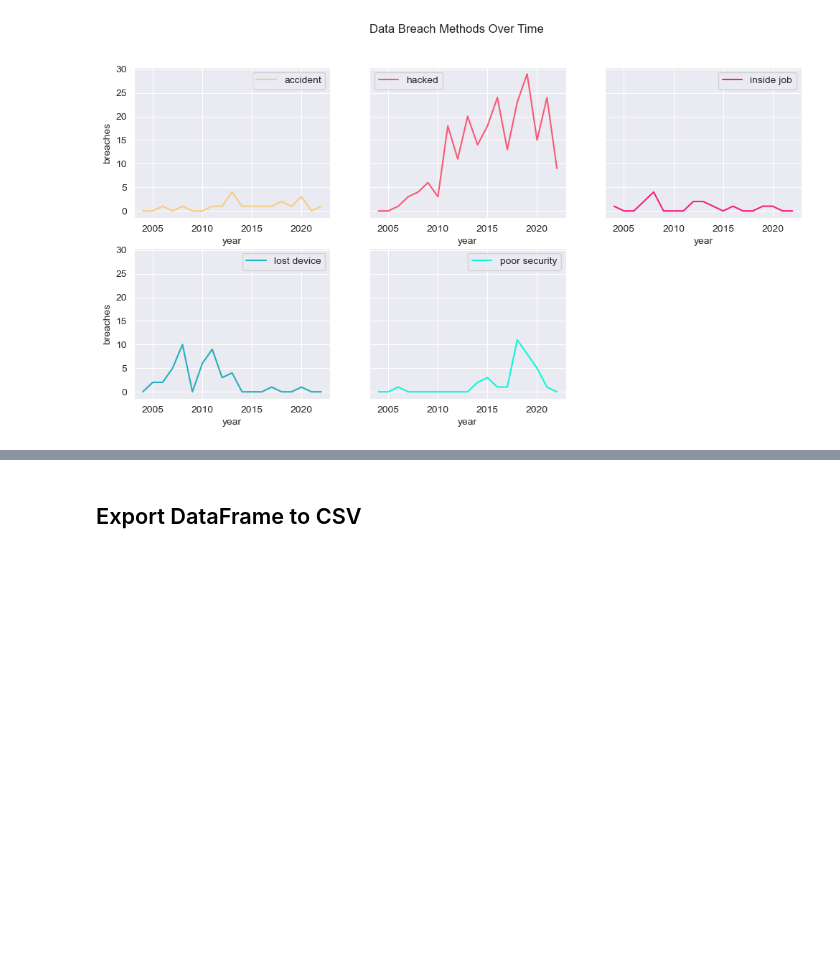
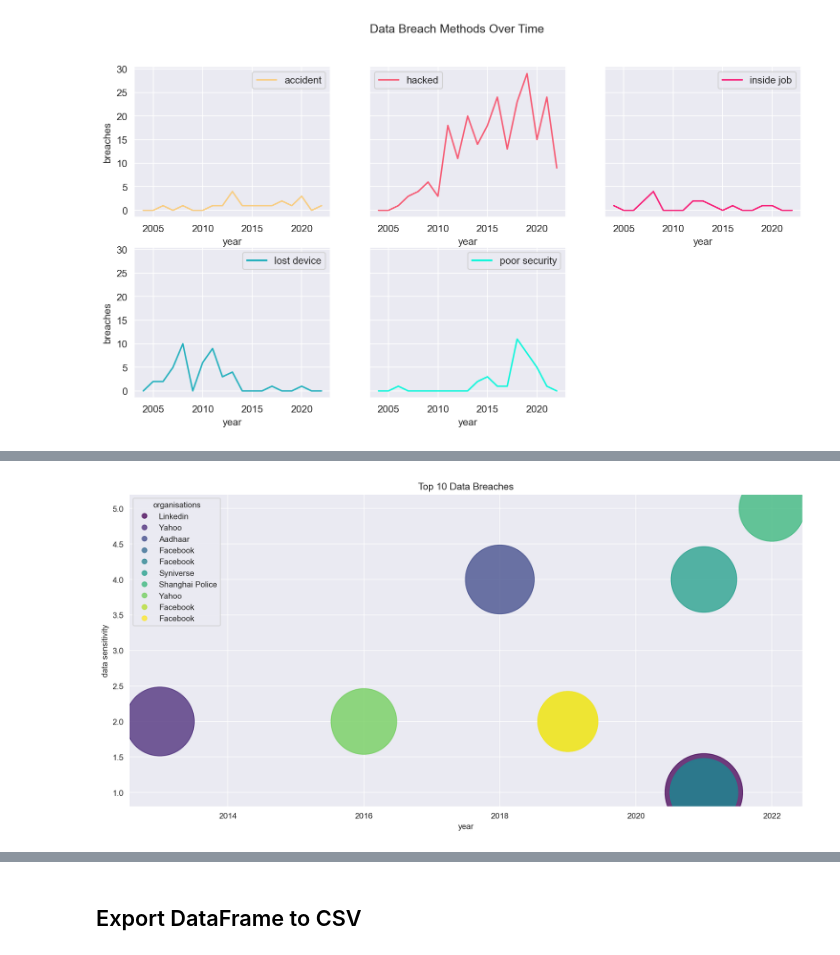
Before and after one commit to PianoPalf/group-project-3, a Jupyter notebook: Python/PyHack_dataframe_setup_SP.ipynb, the cells around one changed output, grey strips where cells are left out. Saved outputs shown, nothing was run; the diff lists cells and outputs as text; code cells hidden in the pictures; blank space fills up the shorter version.

```diff
--- a/Python/PyHack_dataframe_setup_SP.ipynb
+++ b/Python/PyHack_dataframe_setup_SP.ipynb
@@ -644,3 +835,41 @@ array([[<Axes: xlabel='year', ylabel='breaches'>,
+# %%
+# Bubble Chart: Top 10 Breaches Over Time ('records lost' = Bubble Size)
+
+# Sort DataFrame based on 'records lost' column in Descending order
+sorted_df = cleaned_dBreaches_df.sort_values(by=['records lost'], ascending=False).head(10)
+
+# Define Axes, Bubble Sizes and Legend Labels
+x1 = sorted_df['year']
+y1 =  sorted_df['data sensitivity']
+sizes1 = ((sorted_df['records lost'])/75000)
+label1 = sorted_df['organisation'].to_list()
+legend_label1 = [f'{i}' for i in label1]
+
+
+# Plot Figure
+plt.figure(figsize=(15, 7))
+
+# Set Figure Parameters
+scatter1 = plt.scatter(x1, y1,
+                       s=sizes1,
+                       alpha=0.75,
+                       label=label1,
+                       c=np.arange(len(label1)),
+                       cmap='viridis')
+
+# Customise Title, Legend and Axes Labels
+plt.xlabel('year')
+plt.ylabel('data sensitivity')
+plt.title('Top 10 Data Breaches')
+plt.legend(handles=scatter1.legend_elements()[0],  # Get legend handles from scatter plot
+           labels=legend_label1,
+           title="organisations",
+           loc='upper left')
+
+# Show Figure
+plt.show()
+# %% [output]
+[figure, added]
 # %%
 # Data Breach Severity
 
```
Also changed, not shown: parts of 10 cells of this notebook, 9 other files.
